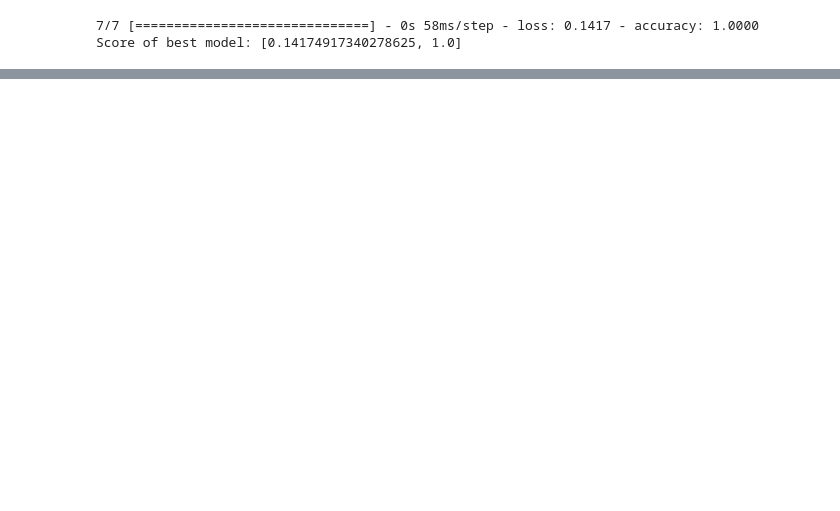
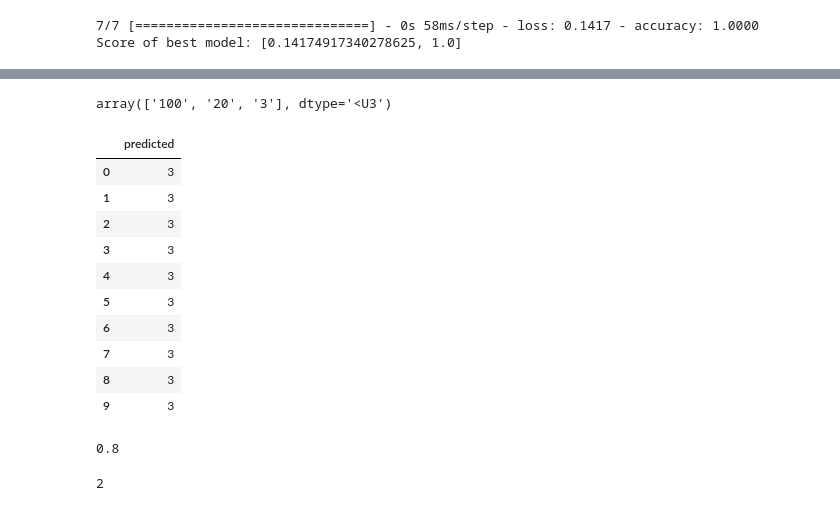
Before and after one commit to shamilnabiyev/automl-time-series, a Jupyter notebook: notebooks/mcfly-tutorial.ipynb, the cells around one changed output, grey strips where cells are left out. Saved outputs shown, nothing was run; the diff lists cells and outputs as text; code cells hidden in the pictures; blank space fills up the shorter version.

```diff
--- a/notebooks/mcfly-tutorial.ipynb
+++ b/notebooks/mcfly-tutorial.ipynb
@@ -406,0 +597,33 @@ Score of best model: [0.14174917340278625, 1.0]
+# %%
+def get_config_property(output_path):
+    return f'./{output_path}'
+
+
+def read_panel_dataset_training_data(json_configuration):
+    # Read the panel data
+    X, y = load_from_tsfile(os.path.join(json_configuration["file_location"], json_configuration["file_name"]))
+
+    # Create a label encoder
+    label_binarizer = LabelBinarizer()
+    label_binarizer.fit(y)
+
+
+    file_name = 'label_binarizer.p'
+
+    with open(os.path.join(get_config_property('output-path'), 'tmp', file_name), 'wb+') as file:
+        dill.dump(lb, file)
+
+
+    # split training set
+    if SplitMethod.SPLIT_METHOD_RANDOM == json_configuration["test_configuration"]["method"]:
+        X_train, X_test, y_train, y_test = train_test_split(X,
+                                                            y,
+                                                            train_size=json_configuration["test_configuration"]["split_ratio"],
+                                                            shuffle=True,
+                                                            random_state=json_configuration["test_configuration"]["random_state"])
+    else:
+        X_train, X_test, y_train, y_test = train_test_split(X,
+                                                            y,
+                                                            train_size=json_configuration["test_configuration"]["split_ratio"],
+                                                            shuffle=False)
+    return X_train, y_train, label_binarizer
@@ -406,0 +637,5 @@ Score of best model: [0.14174917340278625, 1.0]
+# %%
+X_train, y_train, label_binarizer = read_panel_dataset_training_data(json_configuration)
+# %%
+transformed = label_binarizer.transform(y_train)
+transformed
@@ -406,0 +650,18 @@ Score of best model: [0.14174917340278625, 1.0]
+# %%
+label_binarizer.classes_
+# %% [output]
+array(['100', '20', '3'], dtype='<U3')
+# %%
+pd.DataFrame(label_binarizer.inverse_transform(transformed[0:10]), columns=['predicted'])
+# %% [output]
+|  | predicted |
+| 0 | 3 |
+| 1 | 3 |
+| 2 | 3 |
+| 3 | 3 |
+| 4 | 3 |
+| 5 | 3 |
+| 6 | 3 |
+| 7 | 3 |
+| 8 | 3 |
+| 9 | 3 |
@@ -406,0 +670,8 @@ Score of best model: [0.14174917340278625, 1.0]
+# %%
+accuracy_score(['A', 'C', 'A', 'B', 'D'], ['A', 'C', 'C', 'B', 'D'])
+# %% [output]
+0.8
+# %%
+20//10
+# %% [output]
+2
```
Also changed, not shown: parts of 34 cells of this notebook.
